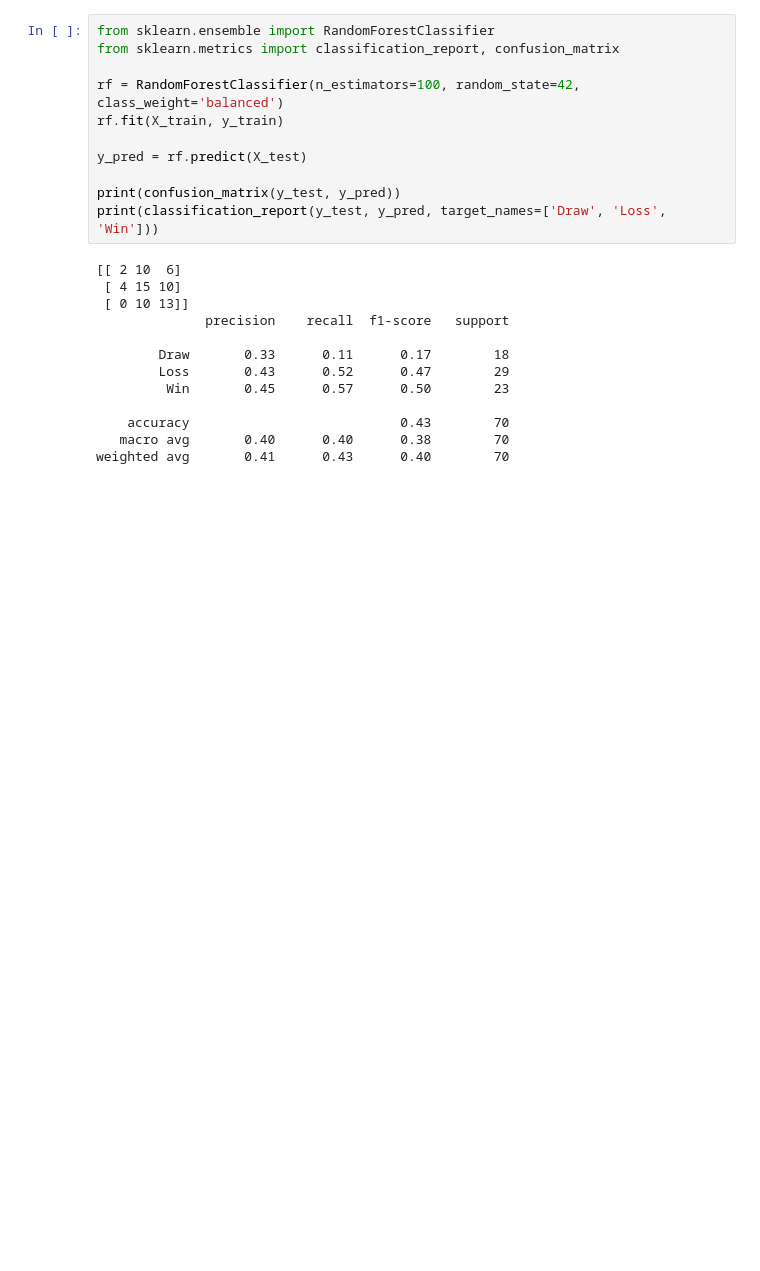
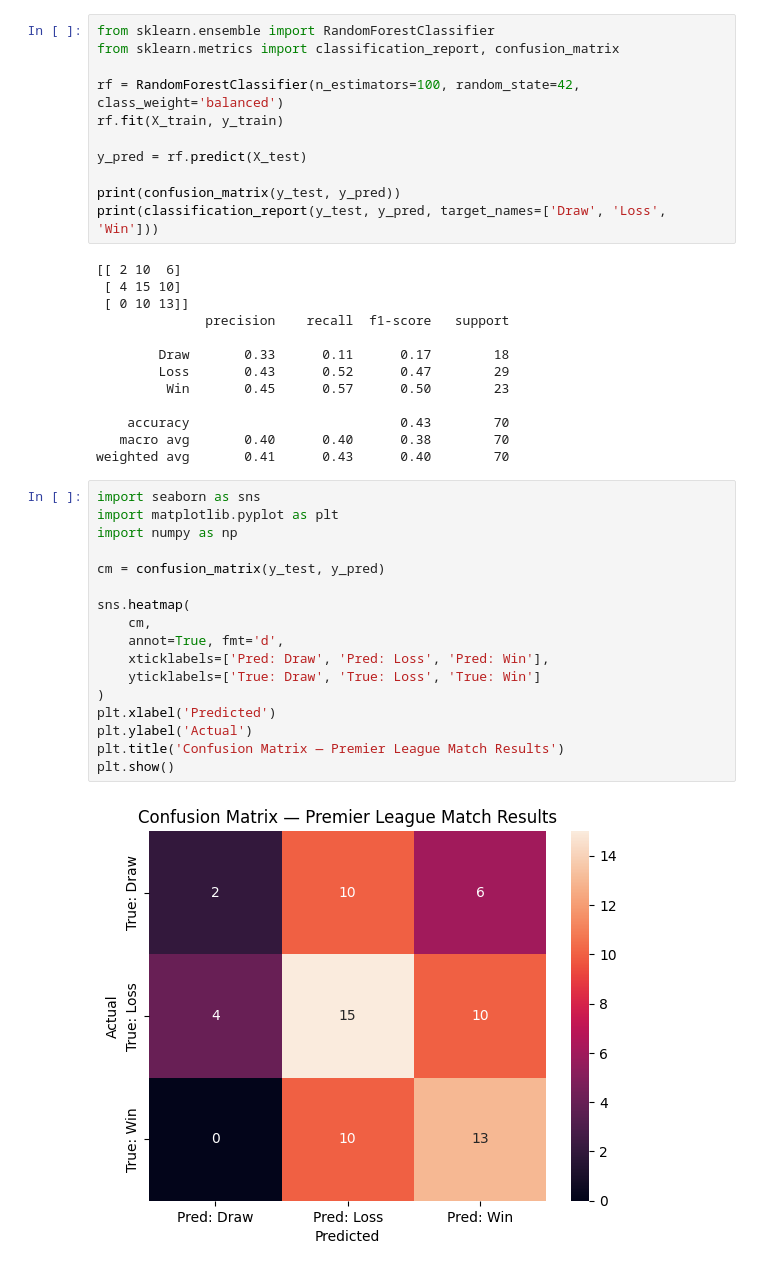
Before and after one commit to ejcalvillo/ai_sports_analytics, a Jupyter notebook: Notebooks/classification.ipynb, the cells around one changed output. Drawn from its saved outputs; the diff is of its cells as text; blank space fills up the shorter version.

Commit message:
visualizations

```diff
--- a/Notebooks/classification.ipynb
+++ b/Notebooks/classification.ipynb
@@ -36,3 +36,22 @@ print(classification_report(y_test, y_pred, target_names=['Draw', 'Loss', 'Win']
     accuracy                           0.43        70
    macro avg       0.40      0.40      0.38        70
 weighted avg       0.41      0.43      0.40        70
+# %%
+import seaborn as sns
+import matplotlib.pyplot as plt
+import numpy as np
+
+cm = confusion_matrix(y_test, y_pred)
+
+sns.heatmap(
+    cm,
+    annot=True, fmt='d',
+    xticklabels=['Pred: Draw', 'Pred: Loss', 'Pred: Win'],
+    yticklabels=['True: Draw', 'True: Loss', 'True: Win']
+)
+plt.xlabel('Predicted')
+plt.ylabel('Actual')
+plt.title('Confusion Matrix — Premier League Match Results')
+plt.show()
+# %% [output]
+[figure, added]
```
Also changed, not shown: parts of 12 cells of this notebook, 1 other file.
